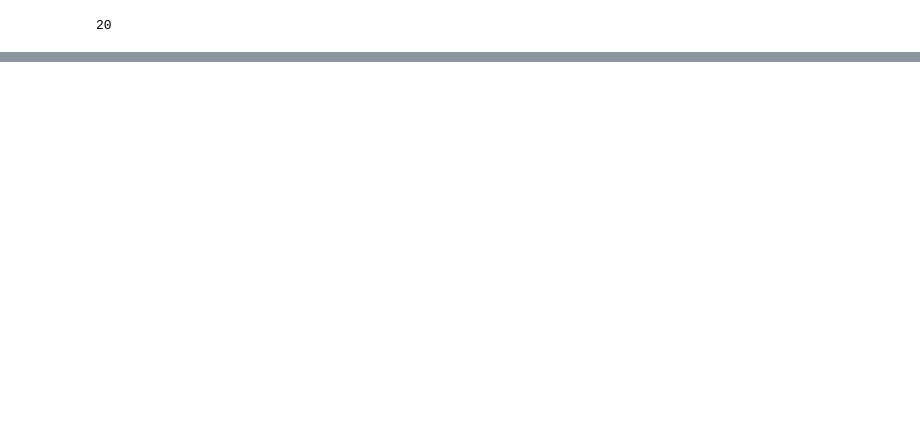
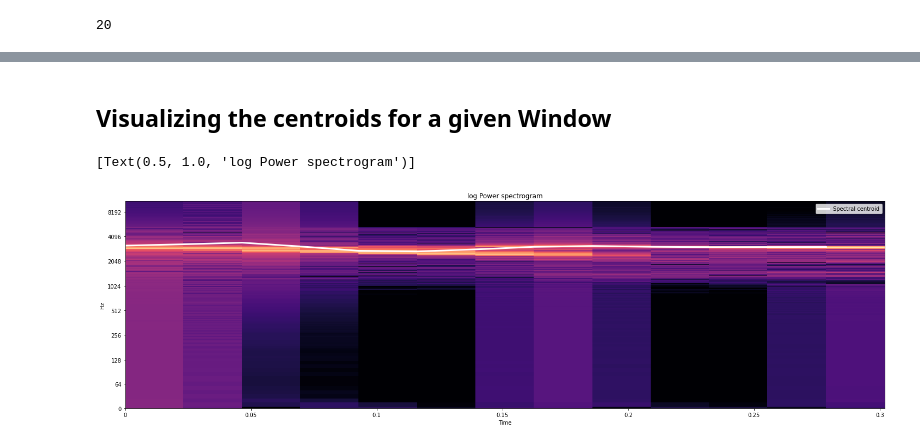
Before and after one commit to rjlopez2/ADS-_CAS_Bern_2020, a Jupyter notebook: Projects/M3/new_project/feature_extraction.ipynb, the cells around one changed output, grey strips where cells are left out. Cells and saved outputs as stored; diff of their text form; code cells hidden in the pictures; blank space fills up the shorter version.

```diff
--- a/Projects/M3/new_project/feature_extraction.ipynb
+++ b/Projects/M3/new_project/feature_extraction.ipynb
@@ -222,0 +273,18 @@ df.groupby('species')['windows'].sum().min()
+# %%
+# We randomly pick 20 windows for each species
+
+# Save other samples for testing
+
+windows_fixed = {}
+windows_fixed_test = {}
+
+for species in windows.keys():
+    windows_fixed[species] = []
+    windows_fixed_test[species] = []
+    ws = windows[species]
+    index = np.random.choice(len(ws), n_windows, replace=False)
+    for i in range(0, len(ws)):
+        if i in index:
+            windows_fixed[species].append(ws[i])
+        else:
+            windows_fixed_test[species].append(ws[i])
@@ -222,0 +302,32 @@ df.groupby('species')['windows'].sum().min()
+# %% [markdown]
+## Visualizing the centroids for a given Window
+# %%
+# Take a given window from the fixed Window_20
+my_window_indx = 15
+my_species_name = "Poecile_montanus"
+my_window = windows_fixed[my_species_name][my_window_indx]
+# %%
+# Compute short time Fourier transforms and stract magnitude (S) component
+S, _ = librosa.magphase(librosa.stft(y=my_window))
+# compute the centroid
+cent = librosa.feature.spectral_centroid(S=S)
+# fix the time to be in s
+times = librosa.times_like(cent)
+
+
+fig, ax = plt.subplots(figsize=(25,7))
+
+librosa.display.specshow(librosa.amplitude_to_db(S, ref=np.max),
+                         y_axis='log',
+                         x_axis='time',
+                         cmap = 'magma',
+                         ax=ax)
+
+ax.plot(times, cent.T, label='Spectral centroid', color='w', linewidth= 3)
+
+ax.legend(loc='upper right')
+
+ax.set(title='log Power spectrogram')
+# %% [output]
+[Text(0.5, 1.0, 'log Power spectrogram')]
+[figure, added]
```
Also changed, not shown: parts of 26 cells of this notebook.
